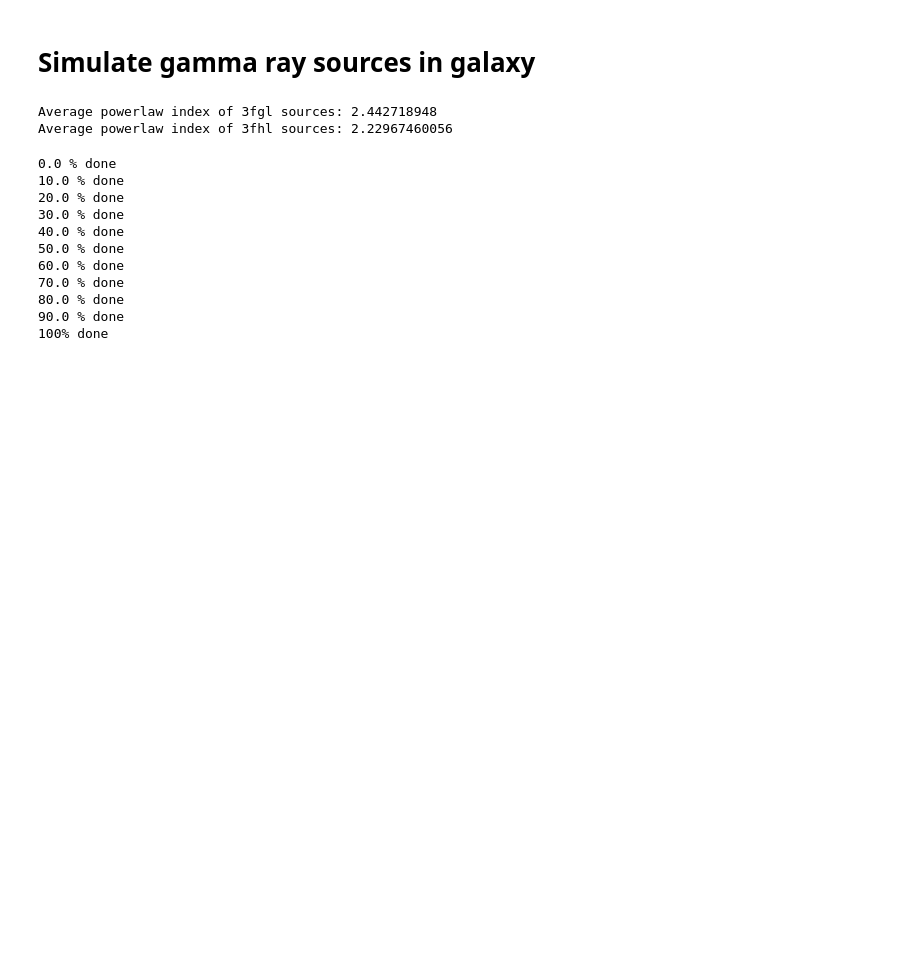
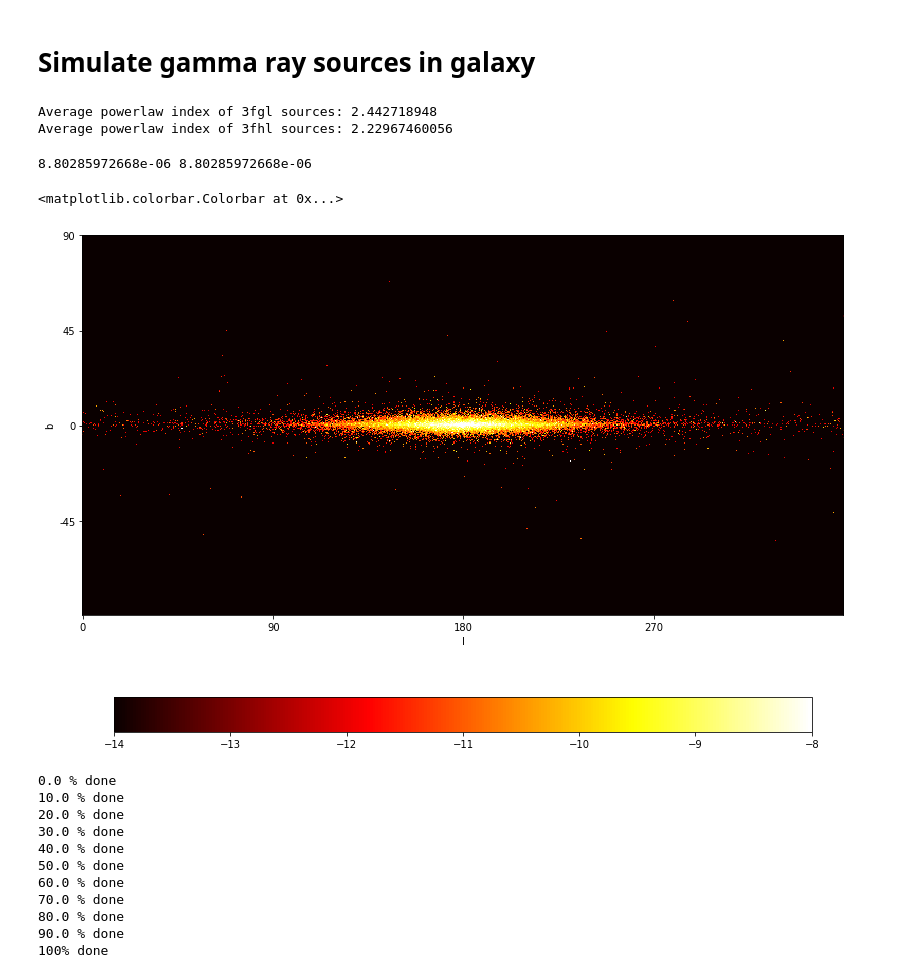
Before and after one commit to martp91/y-rays-UPS, a Jupyter notebook: sim_gamma_sources.ipynb, the cells around one changed output. Cells and saved outputs as stored; diff of their text form; code cells hidden in the pictures; blank space fills up the shorter version.

```diff
--- a/sim_gamma_sources.ipynb
+++ b/sim_gamma_sources.ipynb
@@ -76,6 +81,7 @@ if fgl:
     lat_gal = gal['GLAT'] #l,b of gal sources
     lon_gal = gal['GLON']
     lon_gal[lon_gal>180]-=360
+    flux_3fgl = gal['Flux1000']
     #spectra
     #TODO
     spec_3fgl = catalog_spect.get_spec(file_3fgl)[gal_mask]
@@ -86,9 +92,8 @@ if fgl:
     pwl_3fgl = fit[1]
     print "Average powerlaw index of 3fgl sources:",pwl_3fgl
     high_lat_mask_3fgl = np.abs(lat_gal)>=hb
-    high_lat = gal[np.abs(lat_gal)>=hb]
-    flux_3fgl = np.array(gal['Flux1000'])
-    flux_3fgl_high_lat = high_lat['Flux1000']
+
+
 if fhl:
     tb_fhl= Table(data_fhl)
     cls_fhl = np.asarray(tb_fhl['CLASS'].tolist())
@@ -116,11 +121,11 @@ if fhl:
 
 #log n log s
 
-    N_3fgl = np.zeros(n)
+#    N_3fgl = np.zeros(n)
 
 #Create log n log s plot, deprecated??
-    for i,f in enumerate(flux_logspace):
-        N_3fgl[i] = len(flux_3fgl[flux_3fgl > f])
+  #  for i,f in enumerate(flux_logspace):
+  #      N_3fgl[i] = len(spec_3fgl[flux_3fgl > f])
 # %% [output]
 Average powerlaw index of 3fgl sources: 2.442718948
 Average powerlaw index of 3fhl sources: 2.22967460056
@@ -221,3 +242,23 @@ def mc_smpl(a=2,N=1000,Lmin=3e34,Lmax=1e40):
+# %%
+##Flux for l,b. Works but is total flux from healpy lower than total flux in sim...??? That is weird
+test,mp = mc_smpl(1.8,40000,3e34,1e39)
+print np.sum(test),np.sum(mp)
+mp[mp==0]=1e-14
+mp = np.log10(mp)
+fig = plt.figure(figsize=(25,10))
+ax = fig.add_subplot(111)
+ax.set_xticks([0,180,360,540,720])
+ax.set_xticklabels([0,90,180,270,360])
+ax.set_yticks([0,90,180,270,360])
+ax.set_yticklabels([90,45, 0,-45,-90])
+ax.set_xlabel('l')
+ax.set_ylabel('b')
+im = ax.imshow(mp[:,:],cmap='hot',vmin=-14,vmax=-8)
+fig.colorbar(im,orientation='horizontal',shrink=0.5)
+# %% [output]
+8.80285972668e-06 8.80285972668e-06
+<matplotlib.colorbar.Colorbar at 0x...>
+[figure, added]
 # %%
 #Runs simulation Nsmpl times with N=n.o. sources
 
```
Also changed, not shown: parts of 7 cells of this notebook, 1 other file.
